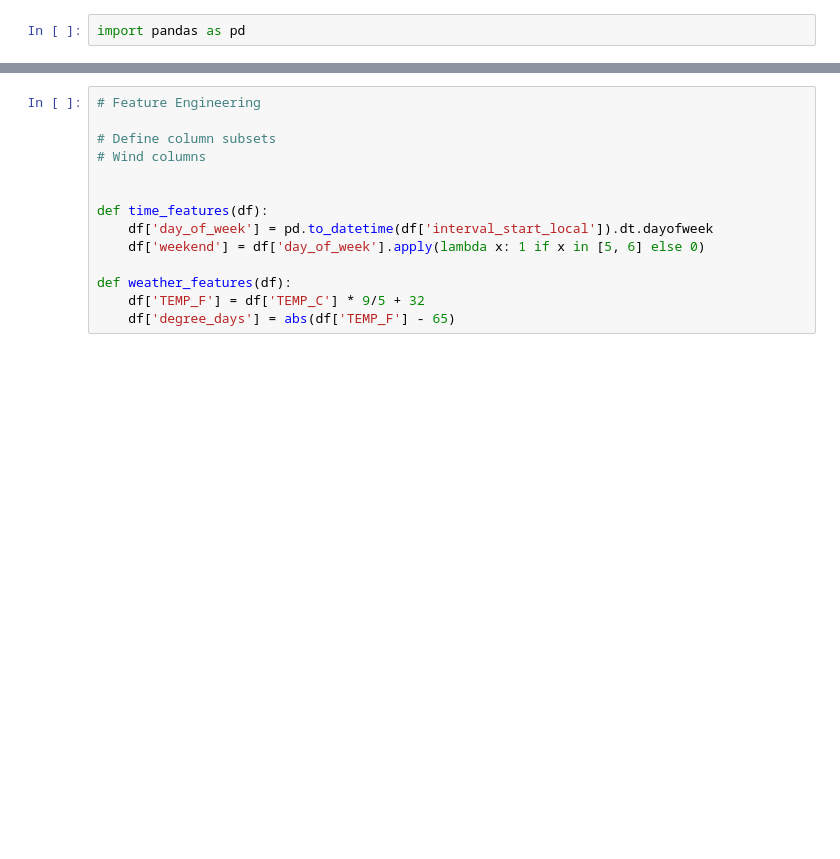
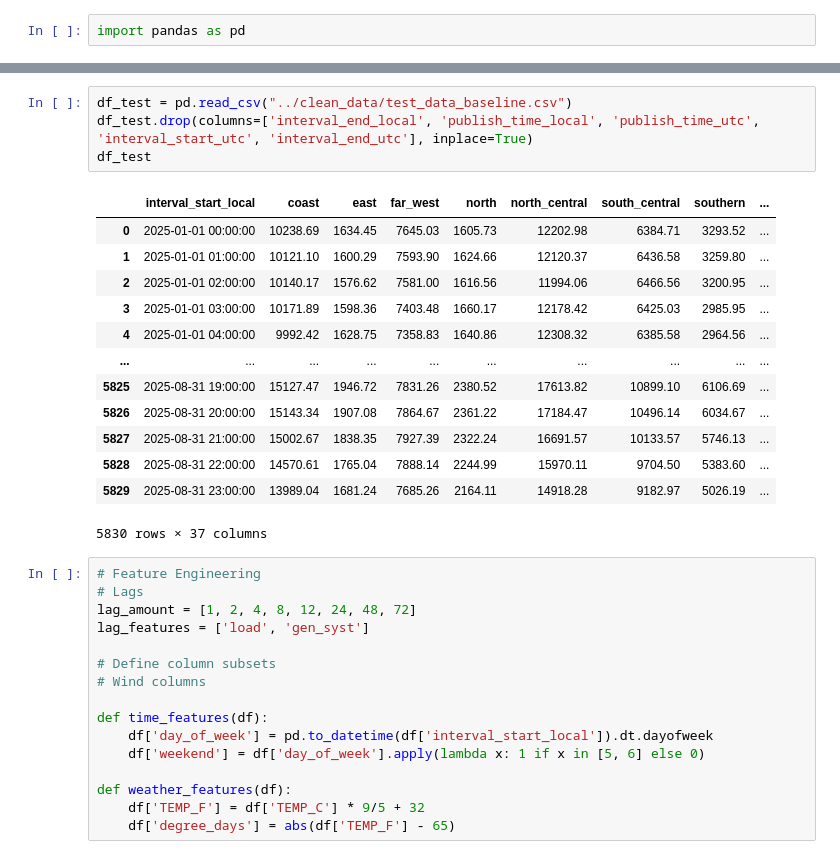
Before and after one commit to ericchristenson1/ERCOT_Peaker_Project, a Jupyter notebook: notebooks/feature_engineering.ipynb, the cells around one changed output, grey strips where cells are left out. Cells and saved outputs as stored; diff of their text form; blank space fills up the shorter version.

```diff
--- a/notebooks/feature_engineering.ipynb
+++ b/notebooks/feature_engineering.ipynb
@@ -6,9 +65,29 @@ df_test = pd.read_csv("../clean_data/test_data.csv")
+# %%
+df_test = pd.read_csv("../clean_data/test_data_baseline.csv")
+df_test.drop(columns=['interval_end_local', 'publish_time_local', 'publish_time_utc', 'interval_start_utc', 'interval_end_utc'], inplace=True)
+df_test
+# %% [output]
+|  | interval_start_local | coast | east | far_west | north | north_central | south_central | southern | ... |
+| 0 | 2025-01-01 00:00:00 | 10238.69 | 1634.45 | 7645.03 | 1605.73 | 12202.98 | 6384.71 | 3293.52 | ... |
+| 1 | 2025-01-01 01:00:00 | 10121.10 | 1600.29 | 7593.90 | 1624.66 | 12120.37 | 6436.58 | 3259.80 | ... |
+| 2 | 2025-01-01 02:00:00 | 10140.17 | 1576.62 | 7581.00 | 1616.56 | 11994.06 | 6466.56 | 3200.95 | ... |
+| 3 | 2025-01-01 03:00:00 | 10171.89 | 1598.36 | 7403.48 | 1660.17 | 12178.42 | 6425.03 | 2985.95 | ... |
+| 4 | 2025-01-01 04:00:00 | 9992.42 | 1628.75 | 7358.83 | 1640.86 | 12308.32 | 6385.58 | 2964.56 | ... |
+| ... | ... | ... | ... | ... | ... | ... | ... | ... | ... |
+| 5825 | 2025-08-31 19:00:00 | 15127.47 | 1946.72 | 7831.26 | 2380.52 | 17613.82 | 10899.10 | 6106.69 | ... |
+| 5826 | 2025-08-31 20:00:00 | 15143.34 | 1907.08 | 7864.67 | 2361.22 | 17184.47 | 10496.14 | 6034.67 | ... |
+| 5827 | 2025-08-31 21:00:00 | 15002.67 | 1838.35 | 7927.39 | 2322.24 | 16691.57 | 10133.57 | 5746.13 | ... |
+| 5828 | 2025-08-31 22:00:00 | 14570.61 | 1765.04 | 7888.14 | 2244.99 | 15970.11 | 9704.50 | 5383.60 | ... |
+| 5829 | 2025-08-31 23:00:00 | 13989.04 | 1681.24 | 7685.26 | 2164.11 | 14918.28 | 9182.97 | 5026.19 | ... |
+5830 rows × 37 columns
 # %%
 # Feature Engineering
+# Lags
+lag_amount = [1, 2, 4, 8, 12, 24, 48, 72]
+lag_features = ['load', 'gen_syst']
 
 # Define column subsets
 # Wind columns
-
 
 def time_features(df):
     df['day_of_week'] = pd.to_datetime(df['interval_start_local']).dt.dayofweek
```
Also changed, not shown: parts of 3 cells of this notebook, 3 other files.
